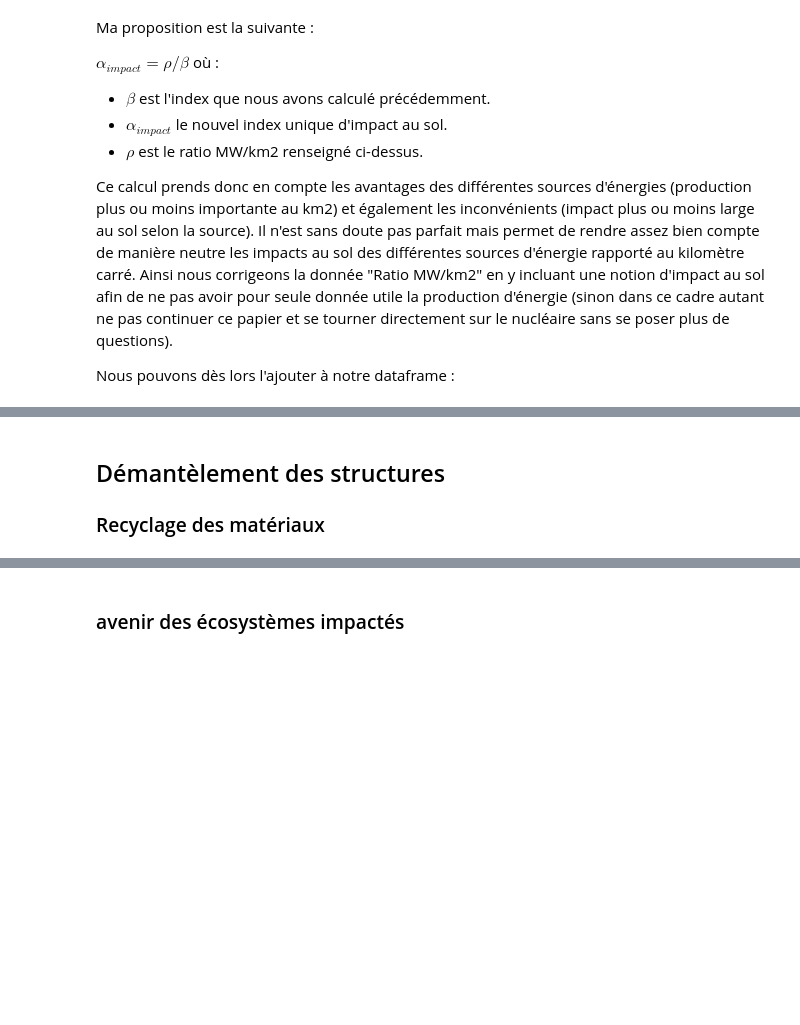
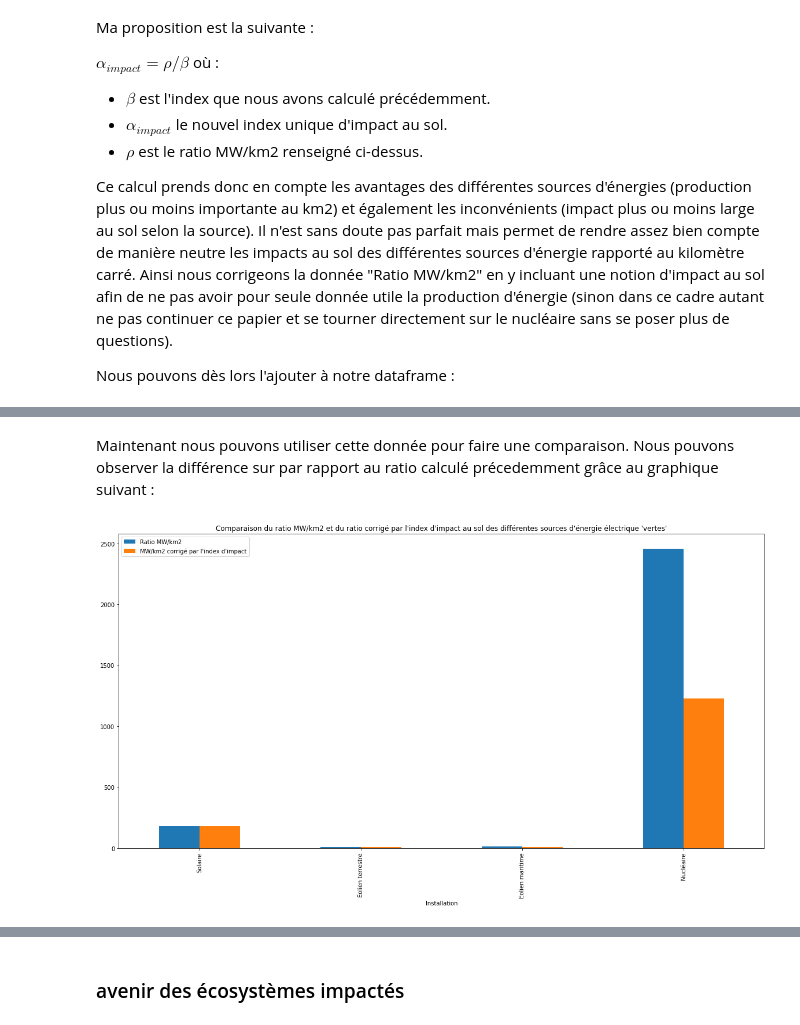
Before and after one commit to quentinhaenn/projet-co2, a Jupyter notebook: Code/projet-co2.ipynb, the cells around one changed output, grey strips where cells are left out. Drawn from its saved outputs; the diff is of its cells as text; code cells hidden in the pictures; blank space fills up the shorter version.

```diff
--- a/Code/projet-co2.ipynb
+++ b/Code/projet-co2.ipynb
@@ -658,7 +657,10 @@ data_impact
 | 1 | Eolien terrestre | 0.500000 | 0.0023 | 5.000000e+06 | 10 | ... |
 | 2 | Eolien maritime | 0.500000 | 0.0000 | 6.000000e+06 | 12 | ... |
 | 3 | Nucléaire | 2.120000 | 0.5500 | 1.350000e+09 | 2455 | ... |
-# %% [markdown]
-## Démantèlement des structures
-
-### Recyclage des matériaux
+# %% [markdown]
+Maintenant nous pouvons utiliser cette donnée pour faire une comparaison. Nous pouvons observer la différence sur par rapport au ratio calculé précedemment grâce au graphique suivant :
+# %%
+df_compare = data_impact[["Installation","Ratio MW/km2","MW/km2 corrigé par l'index d'impact"]].set_index("Installation").plot.bar(figsize=(20,10),
+title="Comparaison du ratio MW/km2 et du ratio corrigé par l'index d'impact au sol des différentes sources d'énergie électrique 'vertes'")
+# %% [output]
+[figure, added]
```
Also changed, not shown: parts of 13 cells of this notebook, 1 other file.
